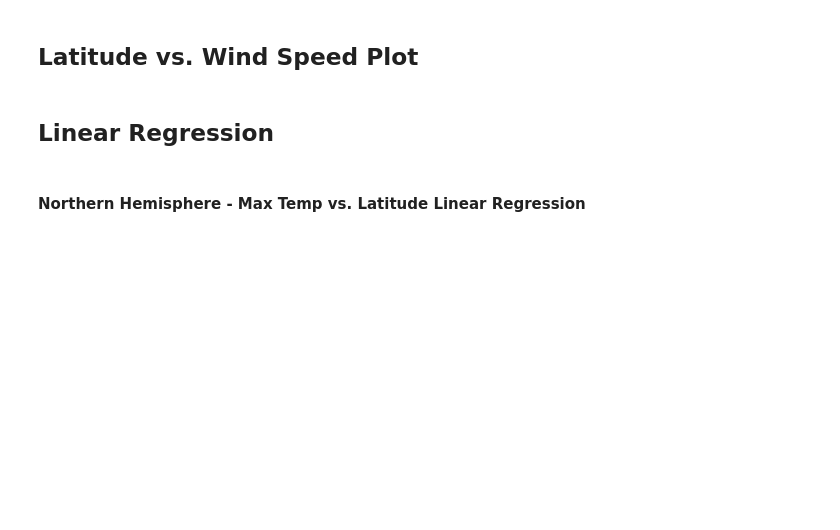
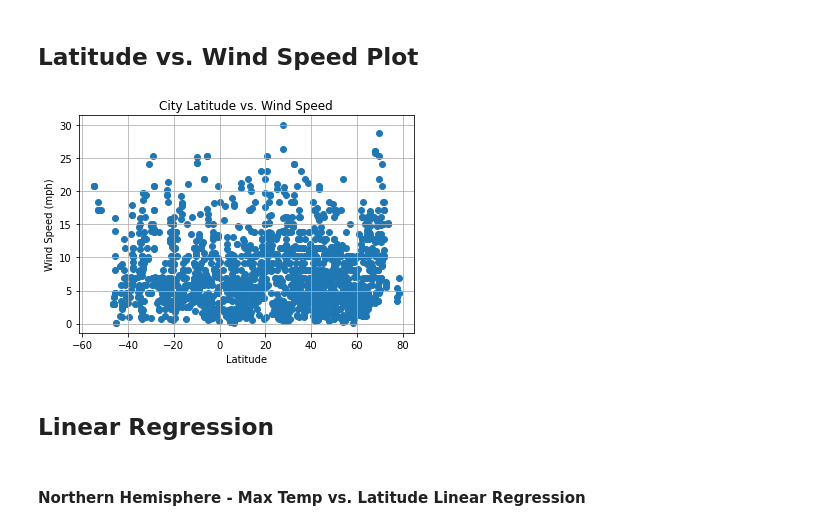
Before and after one commit to hauckc21/python-api-challenge, a Jupyter notebook: code/Weather.Py/WeatherPy.ipynb, the cells around one changed output. Saved outputs shown, nothing was run; the diff lists cells and outputs as text; code cells hidden in the pictures; blank space fills up the shorter version.

```diff
--- a/code/Weather.Py/WeatherPy.ipynb
+++ b/code/Weather.Py/WeatherPy.ipynb
@@ -237,5 +204,14 @@ Skip this step if there are no cities that have humidity > 100%.
 # %% [markdown]
 ## Latitude vs. Wind Speed Plot
+# %%
+plt.scatter(weather_data_df["Lat"], weather_data_df["Wind Speed"])
+plt.title("City Latitude vs. Wind Speed")
+plt.xlabel("Latitude")
+plt.ylabel("Wind Speed (mph)")
+plt.grid(True)
+plt.savefig("lat_wind_speed.png", bbox_inches="tight")
+# %% [output]
+[figure, added]
 # %% [markdown]
 ## Linear Regression
 # %%
```
Also changed, not shown: parts of 22 cells of this notebook, 5 other files.
